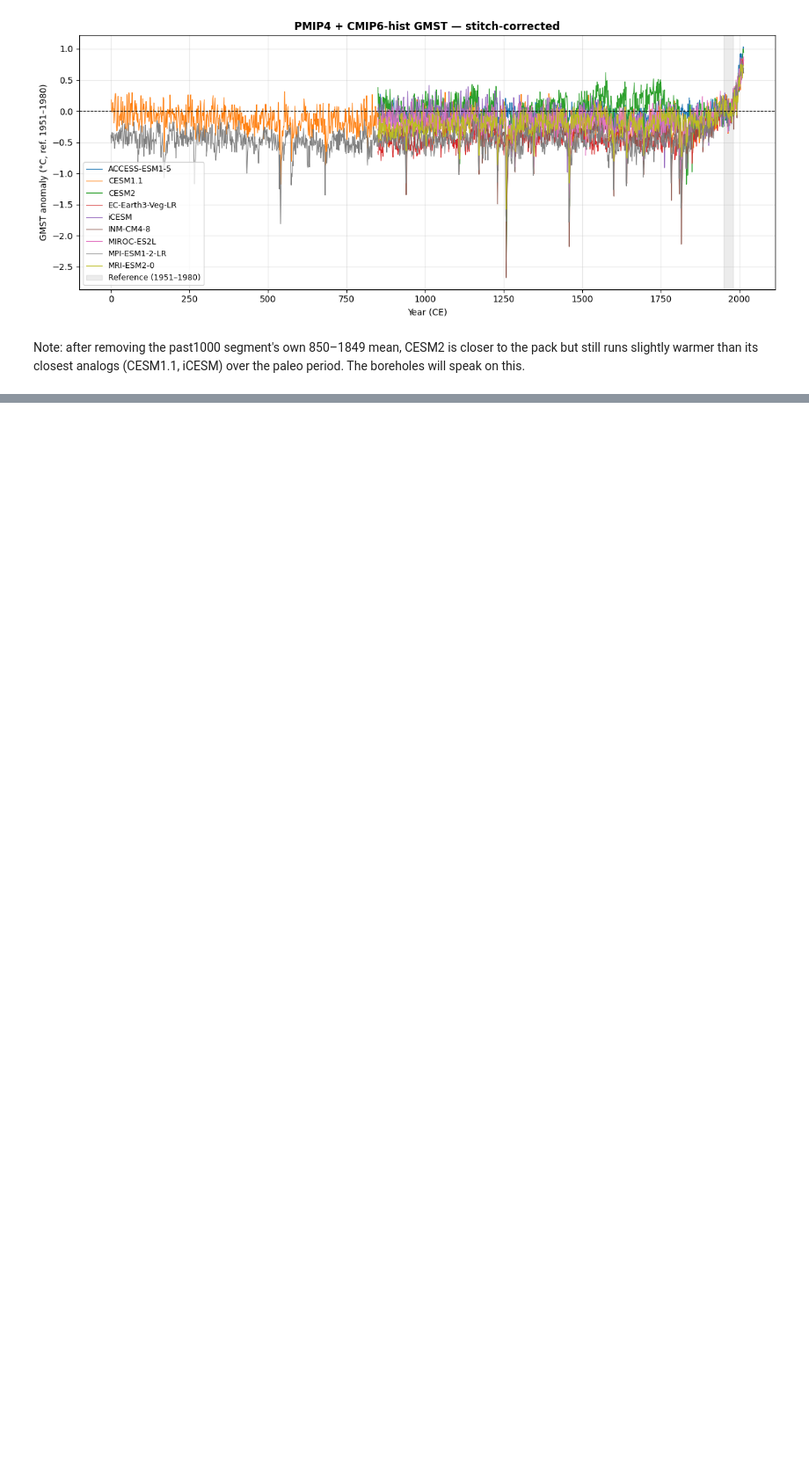
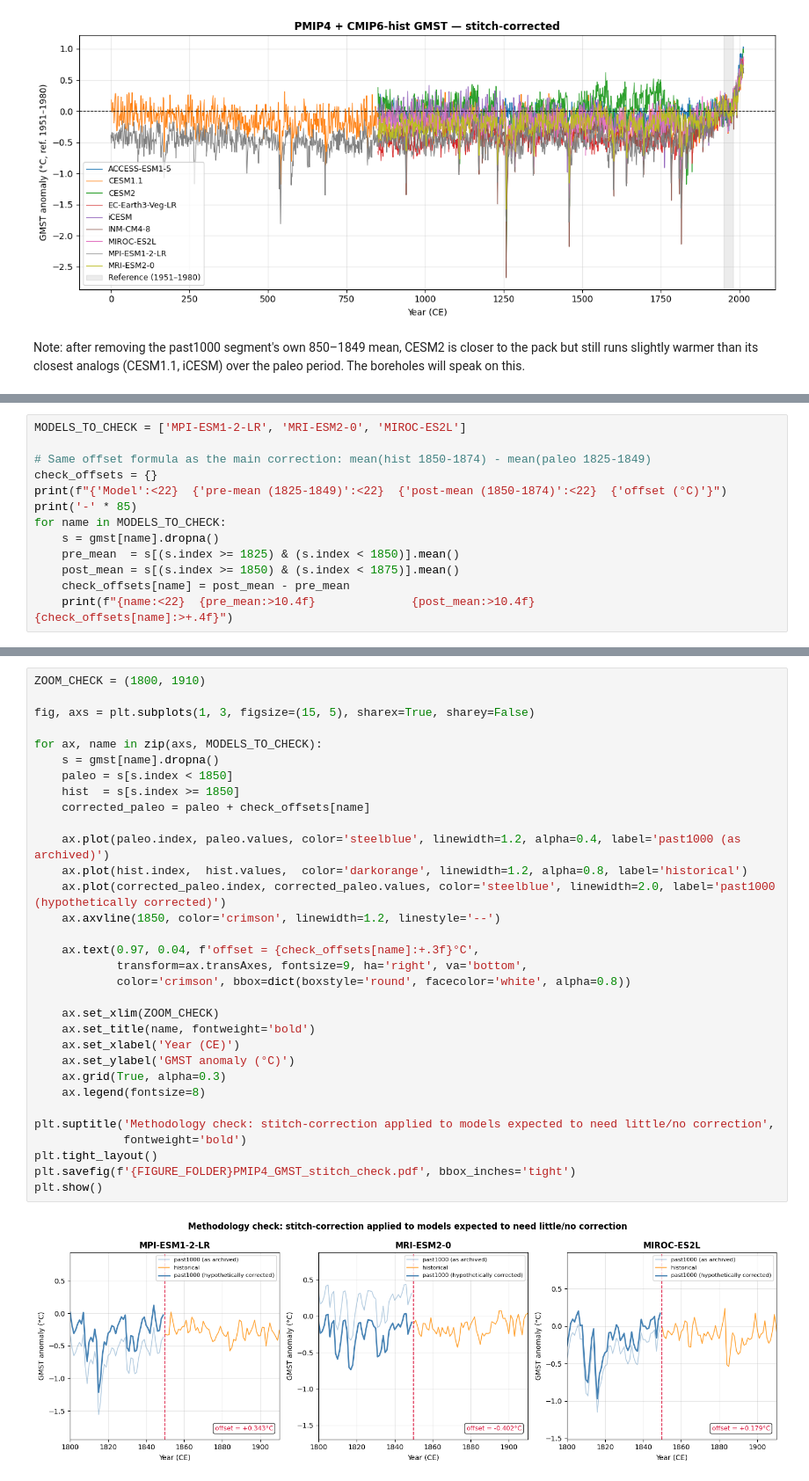
Before and after one commit to paleoDA/ce_fields, a Jupyter notebook: code/PMIP4_1850_stitch.ipynb, the cells around one changed output, grey strips where cells are left out. Shown at 88% size. Cells and saved outputs as stored; diff of their text form; blank space fills up the shorter version.

```diff
--- a/notebooks/PMIP4_1850_stitch.ipynb
+++ b/code/PMIP4_1850_stitch.ipynb
@@ -364,0 +389,13 @@ Note: after removing the past1000 segment's own 850–1849 mean, CESM2 is closer
+# %%
+MODELS_TO_CHECK = ['MPI-ESM1-2-LR', 'MRI-ESM2-0', 'MIROC-ES2L']
+
+# Same offset formula as the main correction: mean(hist 1850-1874) - mean(paleo 1825-1849)
+check_offsets = {}
+print(f"{'Model':<22}  {'pre-mean (1825-1849)':<22}  {'post-mean (1850-1874)':<22}  {'offset (°C)'}")
+print('-' * 85)
+for name in MODELS_TO_CHECK:
+    s = gmst[name].dropna()
+    pre_mean  = s[(s.index >= 1825) & (s.index < 1850)].mean()
+    post_mean = s[(s.index >= 1850) & (s.index < 1875)].mean()
+    check_offsets[name] = post_mean - pre_mean
+    print(f"{name:<22}  {pre_mean:>10.4f}              {post_mean:>10.4f}              {check_offsets[name]:>+.4f}")
@@ -364,0 +408,34 @@ Note: after removing the past1000 segment's own 850–1849 mean, CESM2 is closer
+# %%
+ZOOM_CHECK = (1800, 1910)
+
+fig, axs = plt.subplots(1, 3, figsize=(15, 5), sharex=True, sharey=False)
+
+for ax, name in zip(axs, MODELS_TO_CHECK):
+    s = gmst[name].dropna()
+    paleo = s[s.index < 1850]
+    hist  = s[s.index >= 1850]
+    corrected_paleo = paleo + check_offsets[name]
+
+    ax.plot(paleo.index, paleo.values, color='steelblue', linewidth=1.2, alpha=0.4, label='past1000 (as archived)')
+    ax.plot(hist.index,  hist.values,  color='darkorange', linewidth=1.2, alpha=0.8, label='historical')
+    ax.plot(corrected_paleo.index, corrected_paleo.values, color='steelblue', linewidth=2.0, label='past1000 (hypothetically corrected)')
+    ax.axvline(1850, color='crimson', linewidth=1.2, linestyle='--')
+
+    ax.text(0.97, 0.04, f'offset = {check_offsets[name]:+.3f}°C',
+            transform=ax.transAxes, fontsize=9, ha='right', va='bottom',
+            color='crimson', bbox=dict(boxstyle='round', facecolor='white', alpha=0.8))
+
+    ax.set_xlim(ZOOM_CHECK)
+    ax.set_title(name, fontweight='bold')
+    ax.set_xlabel('Year (CE)')
+    ax.set_ylabel('GMST anomaly (°C)')
+    ax.grid(True, alpha=0.3)
+    ax.legend(fontsize=8)
+
+plt.suptitle('Methodology check: stitch-correction applied to models expected to need little/no correction',
+             fontweight='bold')
+plt.tight_layout()
+plt.savefig(f'{FIGURE_FOLDER}PMIP4_GMST_stitch_check.pdf', bbox_inches='tight')
+plt.show()
+# %% [output]
+[figure, added]
```
Also changed, not shown: parts of 10 cells of this notebook, 20 other files.
